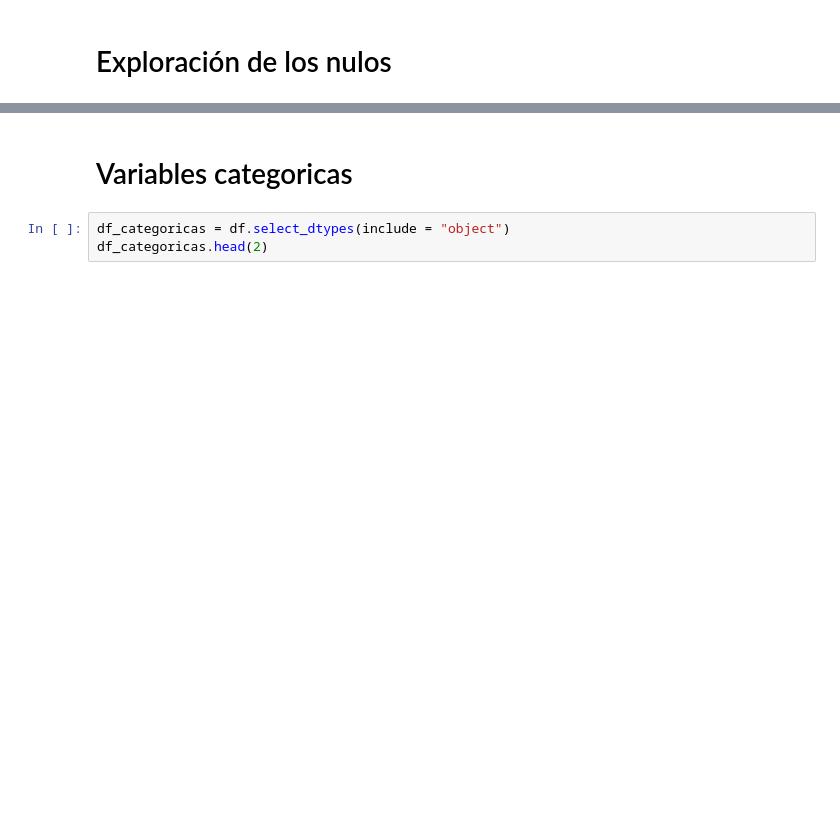
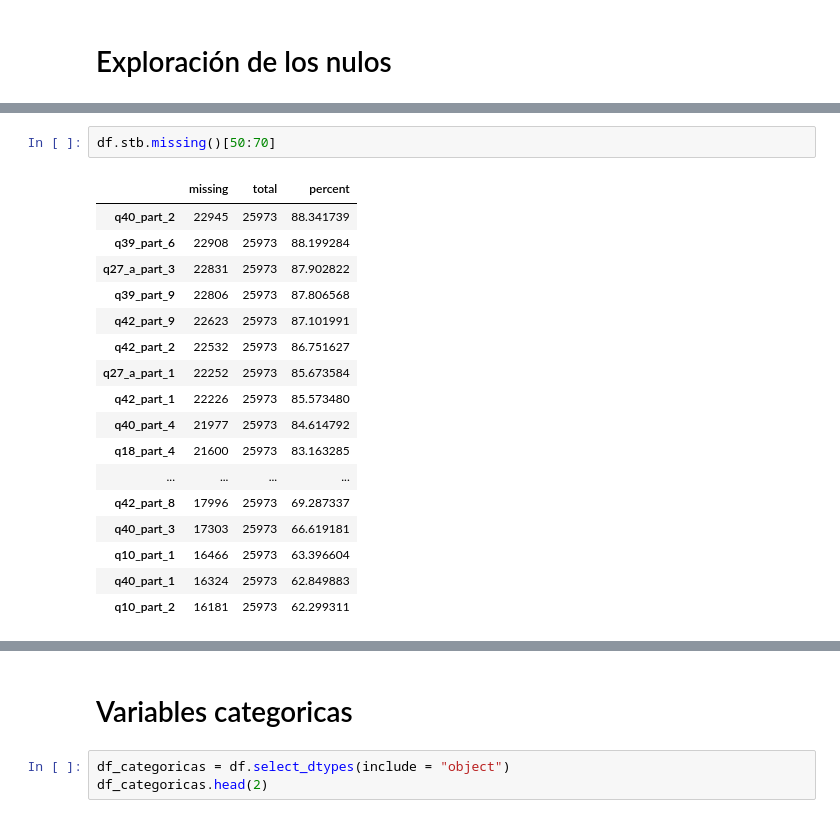
Before and after one commit to Adalab/project2-da-promo-c-modulo-2-team4, a Jupyter notebook: 02-EDA/EDA.ipynb, the cells around one changed output, grey strips where cells are left out. Cells and saved outputs as stored; diff of their text form; blank space fills up the shorter version.

```diff
--- a/02-EDA/EDA.ipynb
+++ b/02-EDA/EDA.ipynb
@@ -22,2 +45,22 @@ df_nulos
+# %%
+df.stb.missing()[50:70]
+# %% [output]
+|  | missing | total | percent |
+| q40_part_2 | 22945 | 25973 | 88.341739 |
+| q39_part_6 | 22908 | 25973 | 88.199284 |
+| q27_a_part_3 | 22831 | 25973 | 87.902822 |
+| q39_part_9 | 22806 | 25973 | 87.806568 |
+| q42_part_9 | 22623 | 25973 | 87.101991 |
+| q42_part_2 | 22532 | 25973 | 86.751627 |
+| q27_a_part_1 | 22252 | 25973 | 85.673584 |
+| q42_part_1 | 22226 | 25973 | 85.573480 |
+| q40_part_4 | 21977 | 25973 | 84.614792 |
+| q18_part_4 | 21600 | 25973 | 83.163285 |
+| ... | ... | ... | ... |
+| q42_part_8 | 17996 | 25973 | 69.287337 |
+| q40_part_3 | 17303 | 25973 | 66.619181 |
+| q10_part_1 | 16466 | 25973 | 63.396604 |
+| q40_part_1 | 16324 | 25973 | 62.849883 |
+| q10_part_2 | 16181 | 25973 | 62.299311 |
 # %%
 df.dtypes
```
Also changed, not shown: parts of 22 cells of this notebook, 18 other files.
